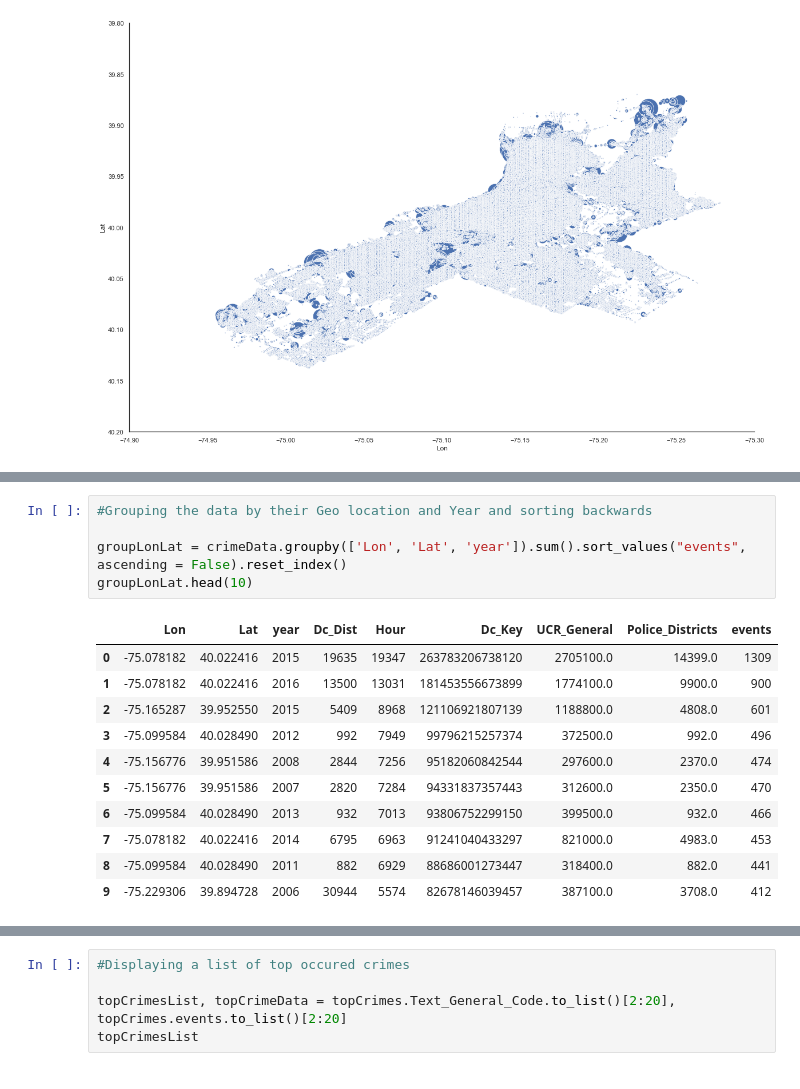
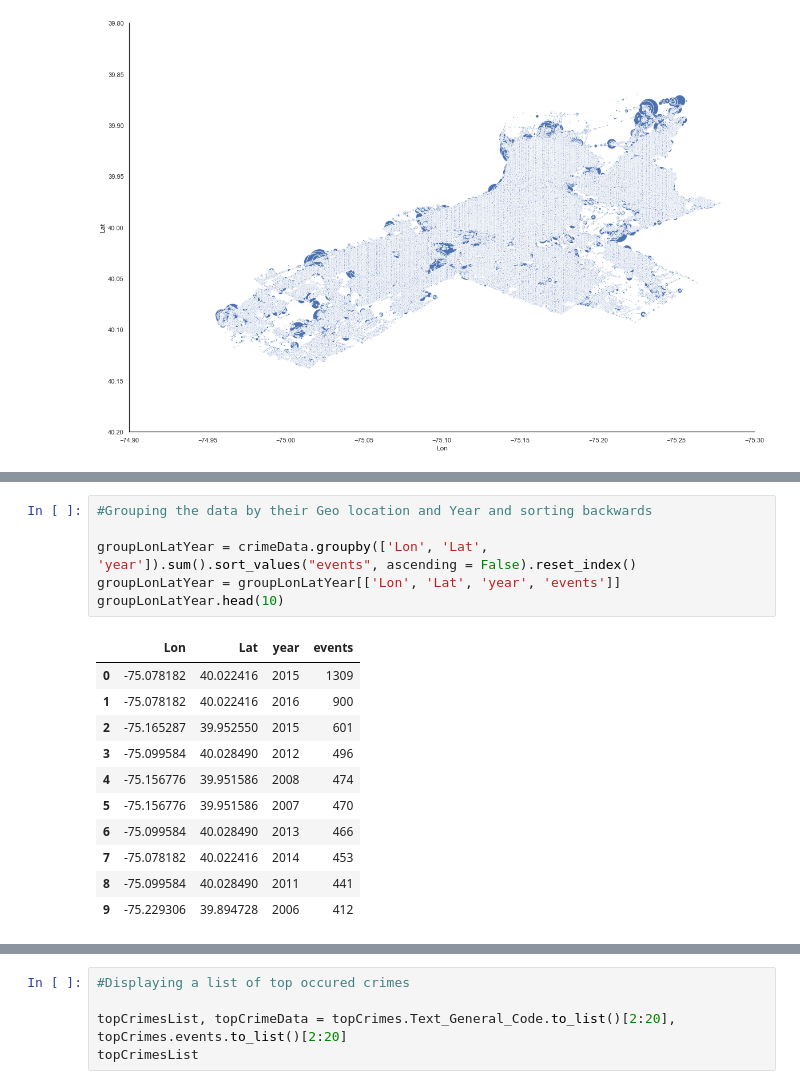
Before and after one commit to hongson6/Crime-in-Philadelphia, a Jupyter notebook: Crime/crimeDataAnalysis.ipynb, the cells around one changed output, grey strips where cells are left out. Saved outputs shown, nothing was run; the diff lists cells and outputs as text.

```diff
--- a/Crime/crimeDataAnalysis.ipynb
+++ b/Crime/crimeDataAnalysis.ipynb
@@ -195,20 +213,21 @@ crimeDataYear.head(10)
 # %%
 #Grouping the data by their Geo location and Year and sorting backwards
 
-groupLonLat = crimeData.groupby(['Lon', 'Lat', 'year']).sum().sort_values("events", ascending = False).reset_index()
-groupLonLat.head(10)
+groupLonLatYear = crimeData.groupby(['Lon', 'Lat', 'year']).sum().sort_values("events", ascending = False).reset_index()
+groupLonLatYear = groupLonLatYear[['Lon', 'Lat', 'year', 'events']]
+groupLonLatYear.head(10)
 # %% [output]
-|  | Lon | Lat | year | Dc_Dist | Hour | Dc_Key | UCR_General | Police_Districts | events |
-| 0 | -75.078182 | 40.022416 | 2015 | 19635 | 19347 | 263783206738120 | 2705100.0 | 14399.0 | 1309 |
-| 1 | -75.078182 | 40.022416 | 2016 | 13500 | 13031 | 181453556673899 | 1774100.0 | 9900.0 | 900 |
-| 2 | -75.165287 | 39.952550 | 2015 | 5409 | 8968 | 121106921807139 | 1188800.0 | 4808.0 | 601 |
-| 3 | -75.099584 | 40.028490 | 2012 | 992 | 7949 | 99796215257374 | 372500.0 | 992.0 | 496 |
-| 4 | -75.156776 | 39.951586 | 2008 | 2844 | 7256 | 95182060842544 | 297600.0 | 2370.0 | 474 |
-| 5 | -75.156776 | 39.951586 | 2007 | 2820 | 7284 | 94331837357443 | 312600.0 | 2350.0 | 470 |
-| 6 | -75.099584 | 40.028490 | 2013 | 932 | 7013 | 93806752299150 | 399500.0 | 932.0 | 466 |
-| 7 | -75.078182 | 40.022416 | 2014 | 6795 | 6963 | 91241040433297 | 821000.0 | 4983.0 | 453 |
-| 8 | -75.099584 | 40.028490 | 2011 | 882 | 6929 | 88686001273447 | 318400.0 | 882.0 | 441 |
-| 9 | -75.229306 | 39.894728 | 2006 | 30944 | 5574 | 82678146039457 | 387100.0 | 3708.0 | 412 |
+|  | Lon | Lat | year | events |
+| 0 | -75.078182 | 40.022416 | 2015 | 1309 |
+| 1 | -75.078182 | 40.022416 | 2016 | 900 |
+| 2 | -75.165287 | 39.952550 | 2015 | 601 |
+| 3 | -75.099584 | 40.028490 | 2012 | 496 |
+| 4 | -75.156776 | 39.951586 | 2008 | 474 |
+| 5 | -75.156776 | 39.951586 | 2007 | 470 |
+| 6 | -75.099584 | 40.028490 | 2013 | 466 |
+| 7 | -75.078182 | 40.022416 | 2014 | 453 |
+| 8 | -75.099584 | 40.028490 | 2011 | 441 |
+| 9 | -75.229306 | 39.894728 | 2006 | 412 |
 # %%
 # Q5: What District/Region has the most crimes?
 
```
Also changed, not shown: parts of 23 cells of this notebook, 4 other files.
